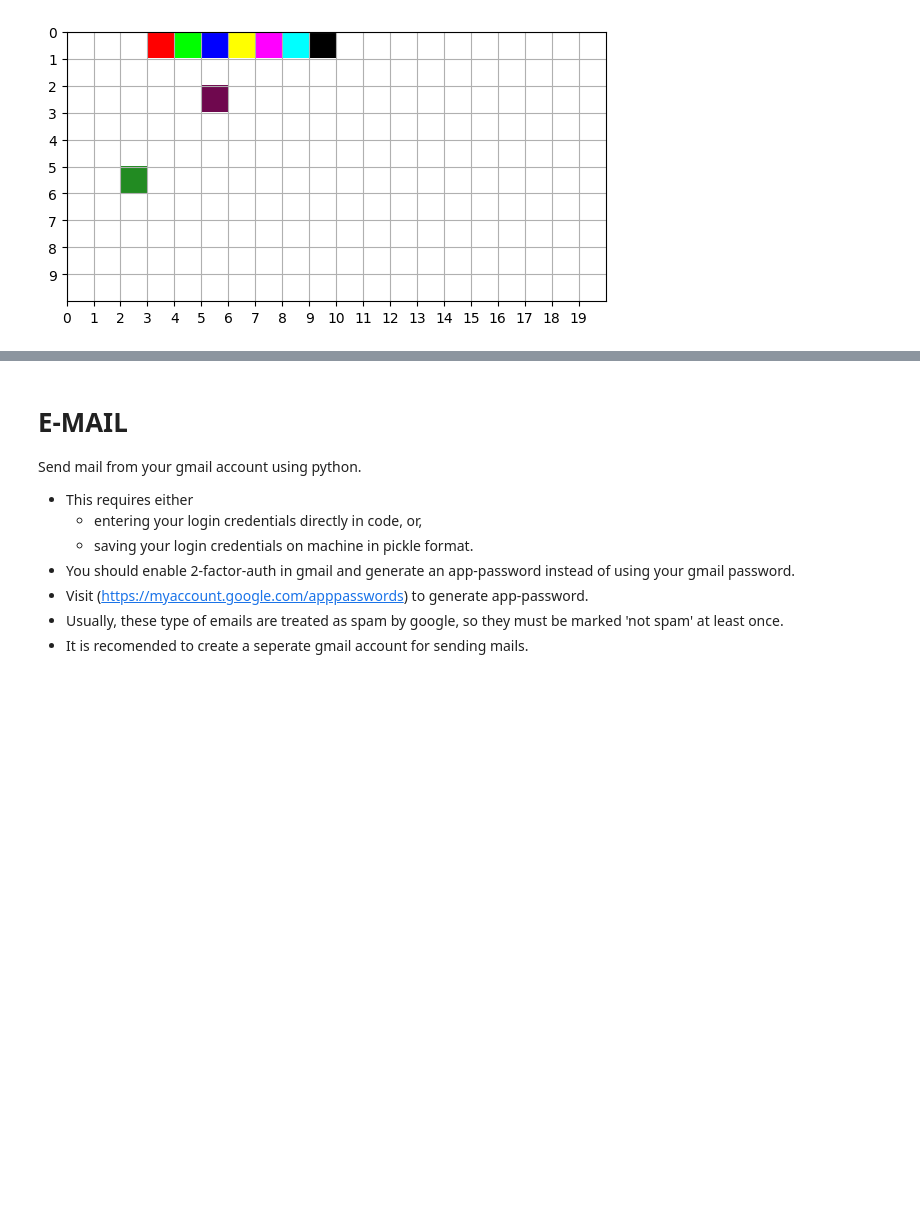
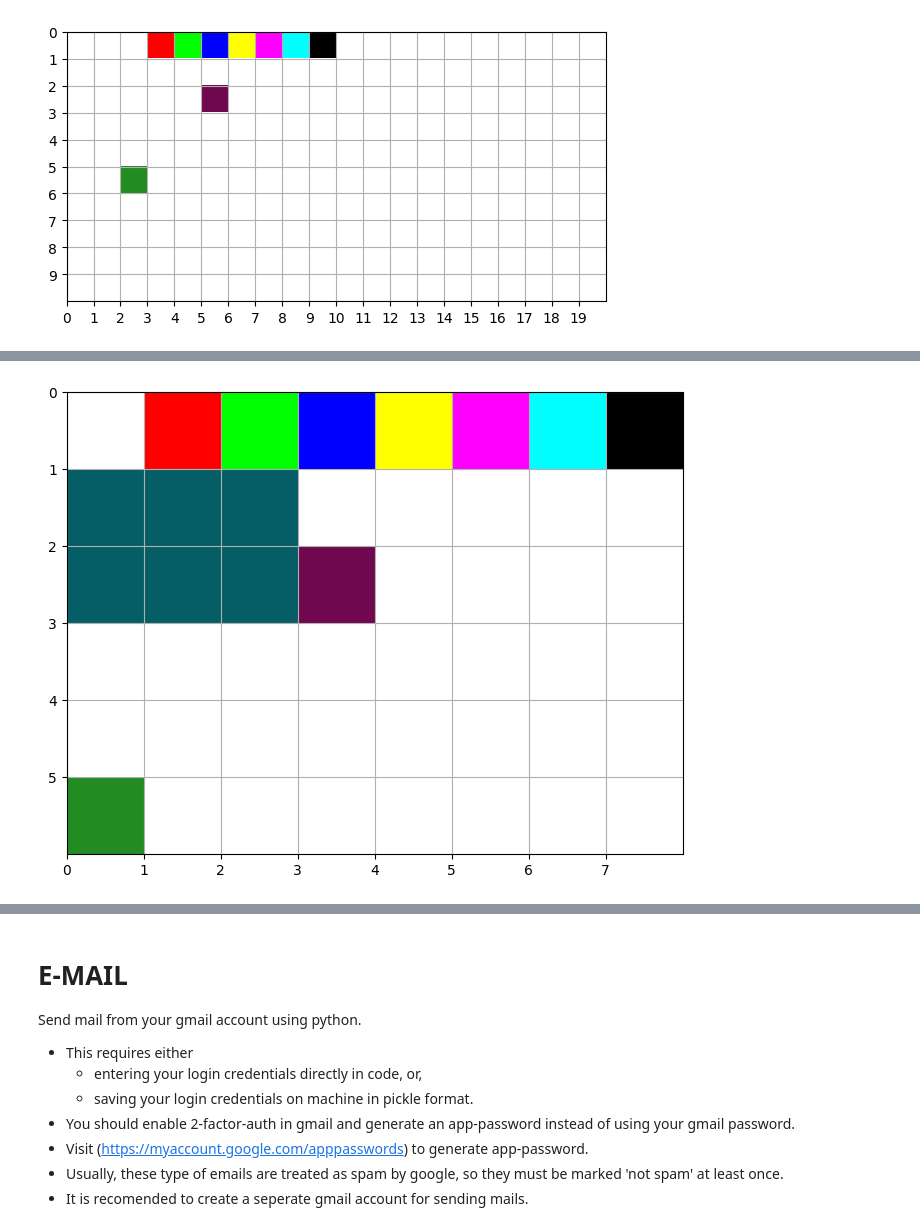
Before and after one commit to auto-notify-ps/known, a Jupyter notebook: test.ipynb, the cells around one changed output, grey strips where cells are left out. Saved outputs shown, nothing was run; the diff lists cells and outputs as text; code cells hidden in the pictures; blank space fills up the shorter version.

```diff
--- a/test.ipynb
+++ b/test.ipynb
@@ -377,0 +298,5 @@ Pix.plot(img, ratio=0.35)
+# %%
+simg.set_hex_in(1, 0, 2, 3, '055E66')
+Pix.plot(simg, ratio=1.0)
+# %% [output]
+[figure, added]
```
Also changed, not shown: parts of 13 cells of this notebook, 4 other files.
